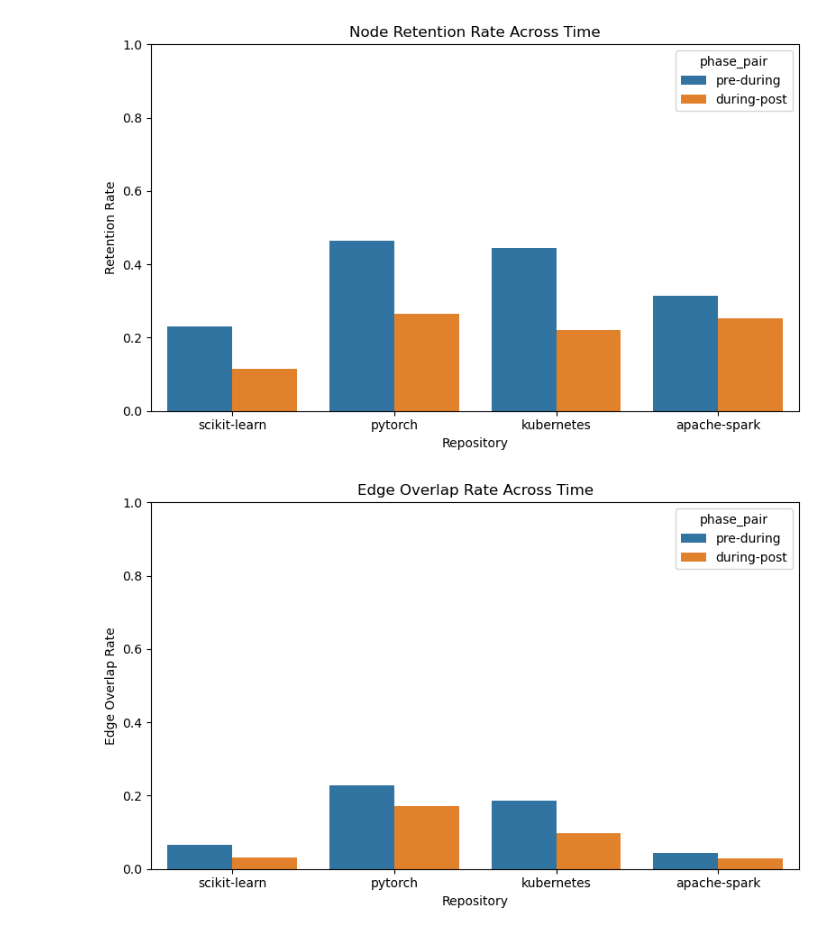
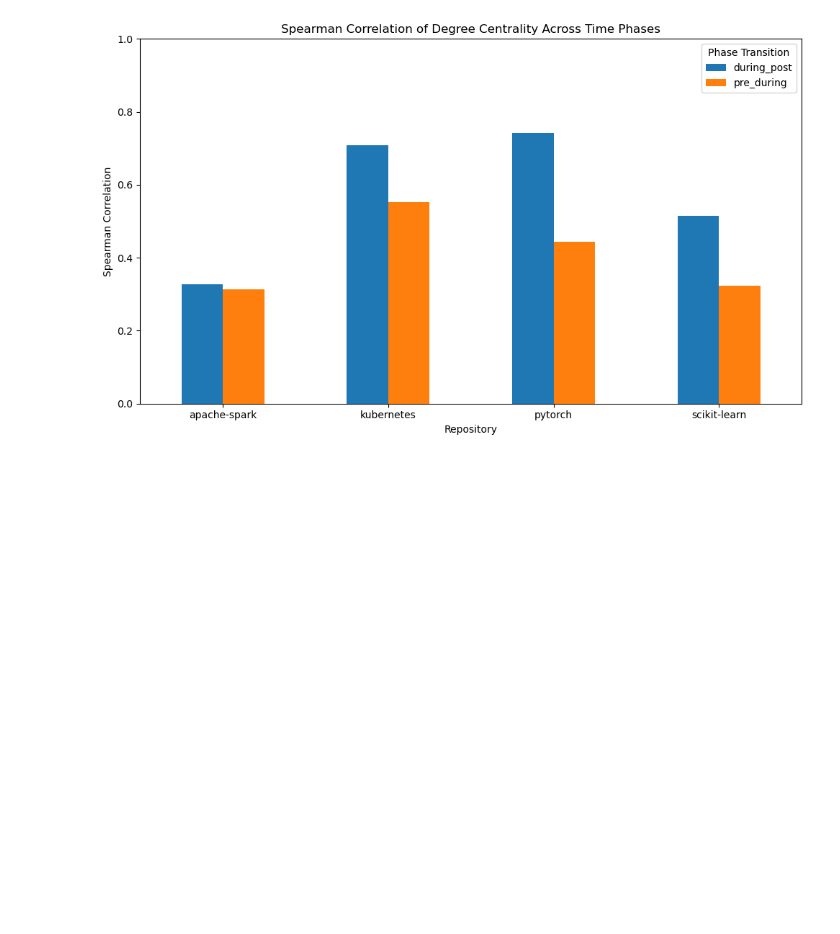
Before and after one commit to NJMiels013/The-Evolution-of-Collaboration-in-Open-Source-Software, a Jupyter notebook: scripts/Visualize_Results.ipynb, the cells around one changed output. Drawn from its saved outputs; the diff is of its cells as text; code cells hidden in the pictures; blank space fills up the shorter version.

Commit message:
final updates
final updates  and visualizations made

```diff
--- a/scripts/Visualize_Results.ipynb
+++ b/scripts/Visualize_Results.ipynb
@@ -65,24 +1,27 @@ plt.show()
-# %%
-# Bar plots for node and edge turnover
-plt.figure(figsize=(8, 5))
-sns.barplot(data=turnover_df, x="repo", y="node_retention", hue="phase_pair")
-plt.title("Node Retention Rate Across Time")
-plt.ylabel("Retention Rate")
-plt.xlabel("Repository")
-plt.ylim(0, 1)
-plt.tight_layout()
-plt.savefig(figures_dir / "node_retention.png")
-plt.show()
-
-plt.figure(figsize=(8, 5))
-sns.barplot(data=turnover_df, x="repo", y="edge_overlap", hue="phase_pair")
-plt.title("Edge Overlap Rate Across Time")
-plt.ylabel("Edge Overlap Rate")
-plt.xlabel("Repository")
-plt.ylim(0, 1)
-plt.tight_layout()
-plt.savefig(figures_dir / "edge_overlap.png")
-plt.show()
-# %% [output]
-[figure, removed]
-[figure, removed]
+# %%
+import pandas as pd
+import matplotlib.pyplot as plt
+
+# Load the data
+spearman_df = pd.read_csv("../data/results/spearman_centrality.csv")
+global_metrics_df = pd.read_csv("../data/results/global_metrics.csv")
+# Filter for Degree centrality
+degree_df = spearman_df[spearman_df["metric"] == "degree"]
+
+# Pivot for plotting
+pivot_degree = degree_df.pivot(index="repo", columns="phase_pair", values="spearman_corr")
+
+# Plot
+fig, ax = plt.subplots(figsize=(10, 6))
+pivot_degree.plot(kind="bar", ax=ax)
+
+ax.set_title("Spearman Correlation of Degree Centrality Across Time Phases")
+ax.set_ylabel("Spearman Correlation")
+ax.set_xlabel("Repository")
+ax.set_ylim(0, 1)
+ax.legend(title="Phase Transition")
+plt.xticks(rotation=0)
+plt.tight_layout()
+plt.show()
+# %% [output]
+[figure, added]
```
Also changed, not shown: parts of 5 cells of this notebook, 41 other files.
